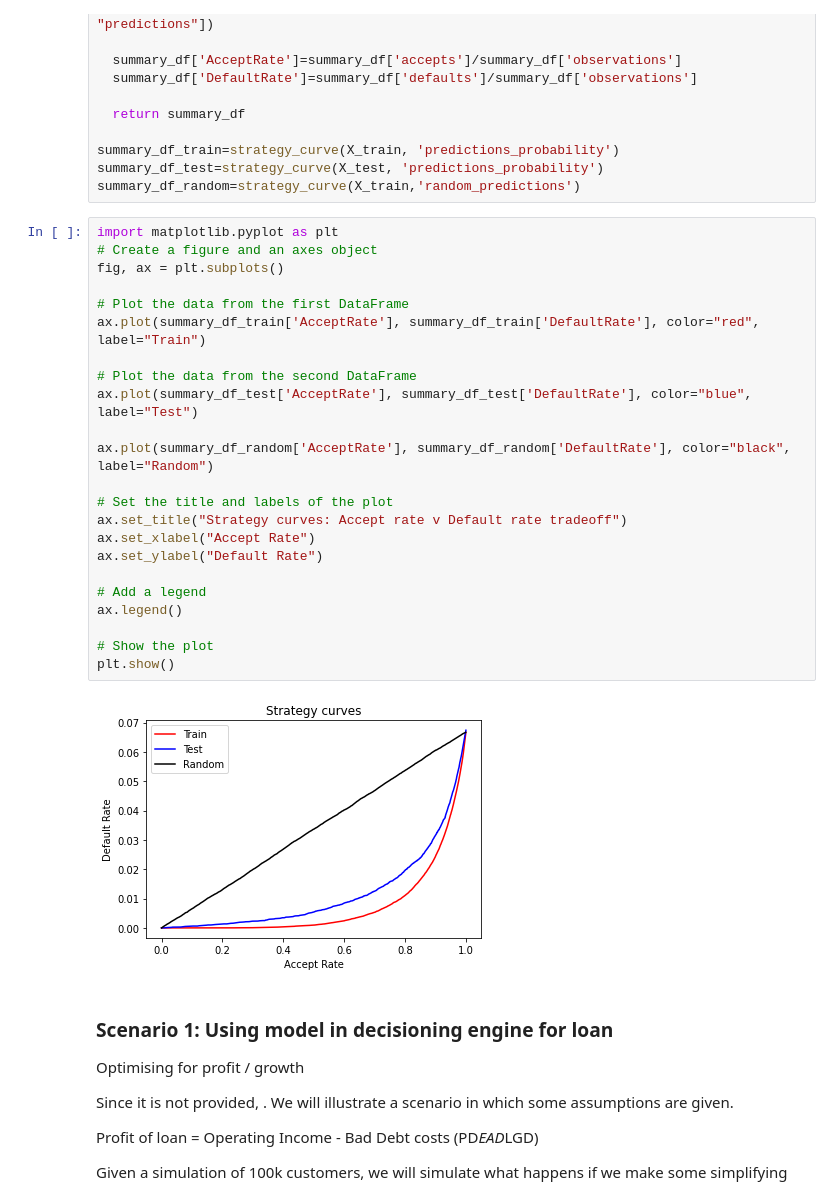
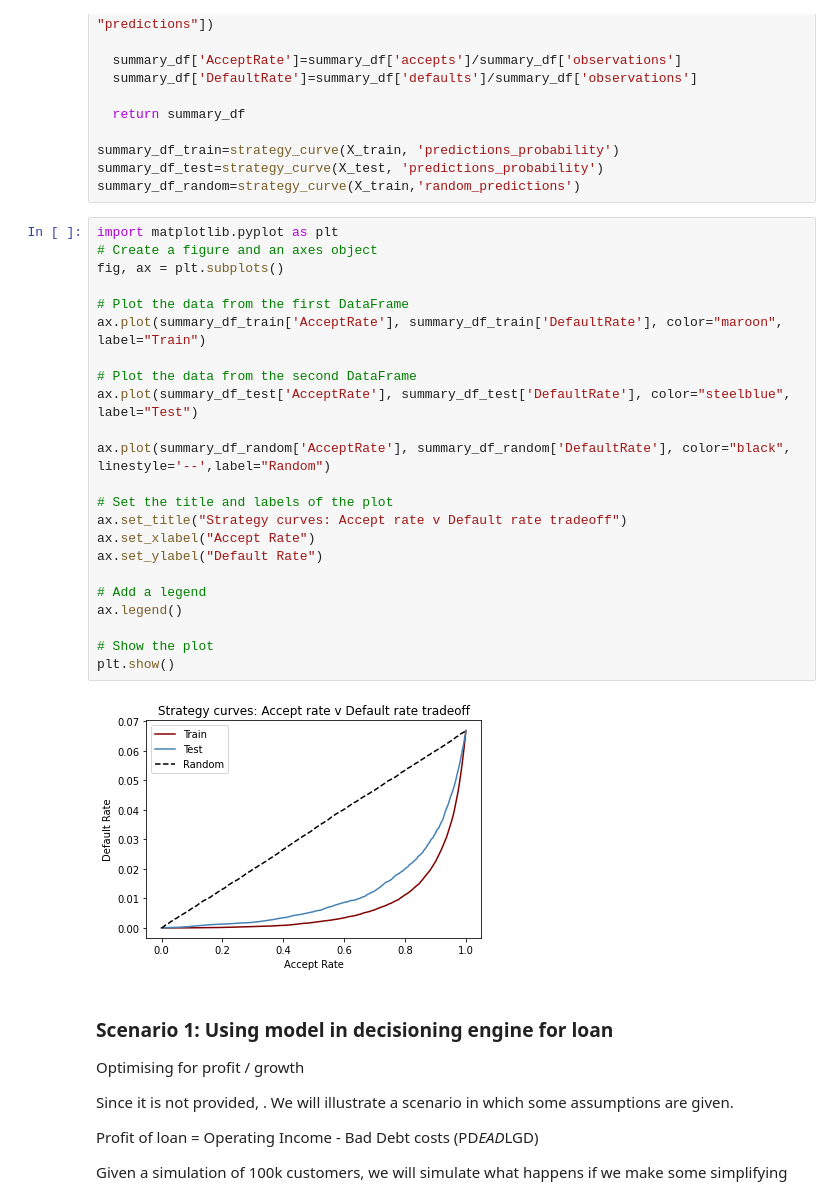
Before and after one commit to adamt0309/Kaggle-Credit-Paidy-technical-exercise, a Jupyter notebook: Code/Exercise v1.ipynb, the cells around one changed output. Saved outputs shown, nothing was run; the diff lists cells and outputs as text.

```diff
--- a/Code/Exercise v1.ipynb
+++ b/Code/Exercise v1.ipynb
@@ -544,28 +525,28 @@ summary_df_random=strategy_curve(X_train,'random_predictions')
 # %%
 import matplotlib.pyplot as plt
 # Create a figure and an axes object
 fig, ax = plt.subplots()
 
 # Plot the data from the first DataFrame
-ax.plot(summary_df_train['AcceptRate'], summary_df_train['DefaultRate'], color="red", label="Train")
+ax.plot(summary_df_train['AcceptRate'], summary_df_train['DefaultRate'], color="maroon", label="Train")
 
 # Plot the data from the second DataFrame
-ax.plot(summary_df_test['AcceptRate'], summary_df_test['DefaultRate'], color="blue", label="Test")
+ax.plot(summary_df_test['AcceptRate'], summary_df_test['DefaultRate'], color="steelblue", label="Test")
 
-ax.plot(summary_df_random['AcceptRate'], summary_df_random['DefaultRate'], color="black", label="Random")
+ax.plot(summary_df_random['AcceptRate'], summary_df_random['DefaultRate'], color="black", linestyle='--',label="Random")
 
 # Set the title and labels of the plot
 ax.set_title("Strategy curves: Accept rate v Default rate tradeoff")
 ax.set_xlabel("Accept Rate")
 ax.set_ylabel("Default Rate")
 
 # Add a legend
 ax.legend()
 
 # Show the plot
 plt.show()
 # %% [output]
-[figure, old version]
+[figure, new version]
 # %% [markdown]
 ### Scenario 1: Using model in decisioning engine for loan
  Optimising for profit / growth
```
Also changed, not shown: parts of 11 cells of this notebook, 2 other files.
